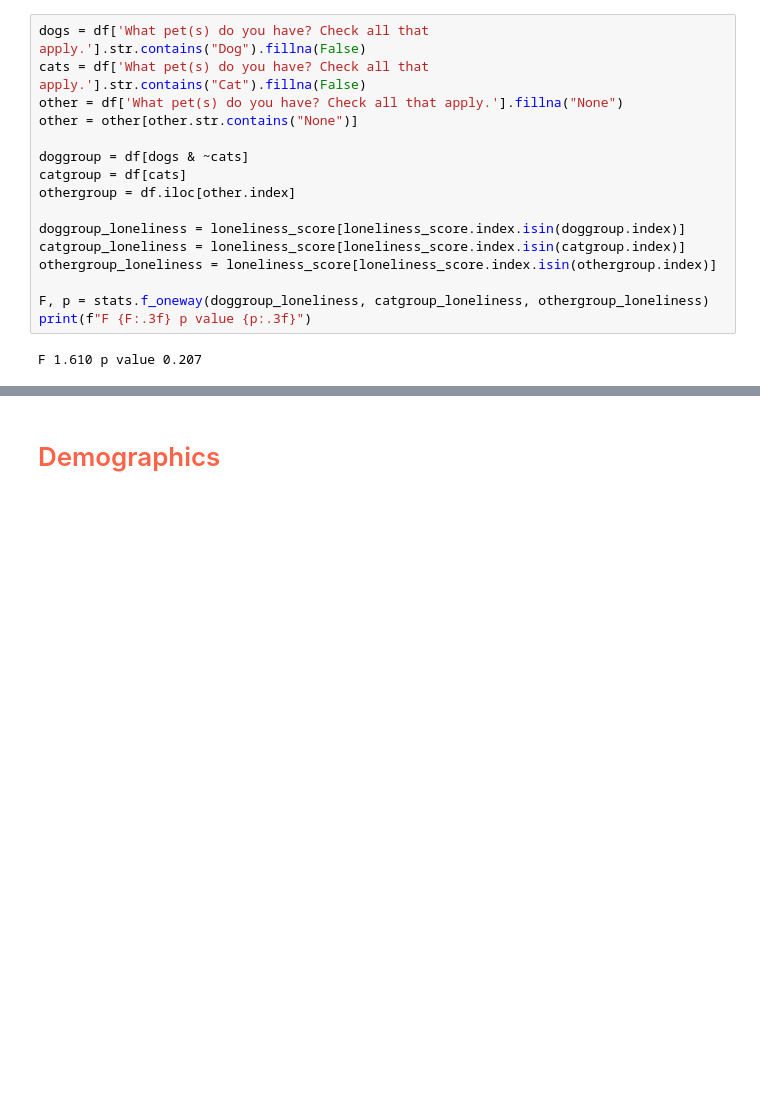
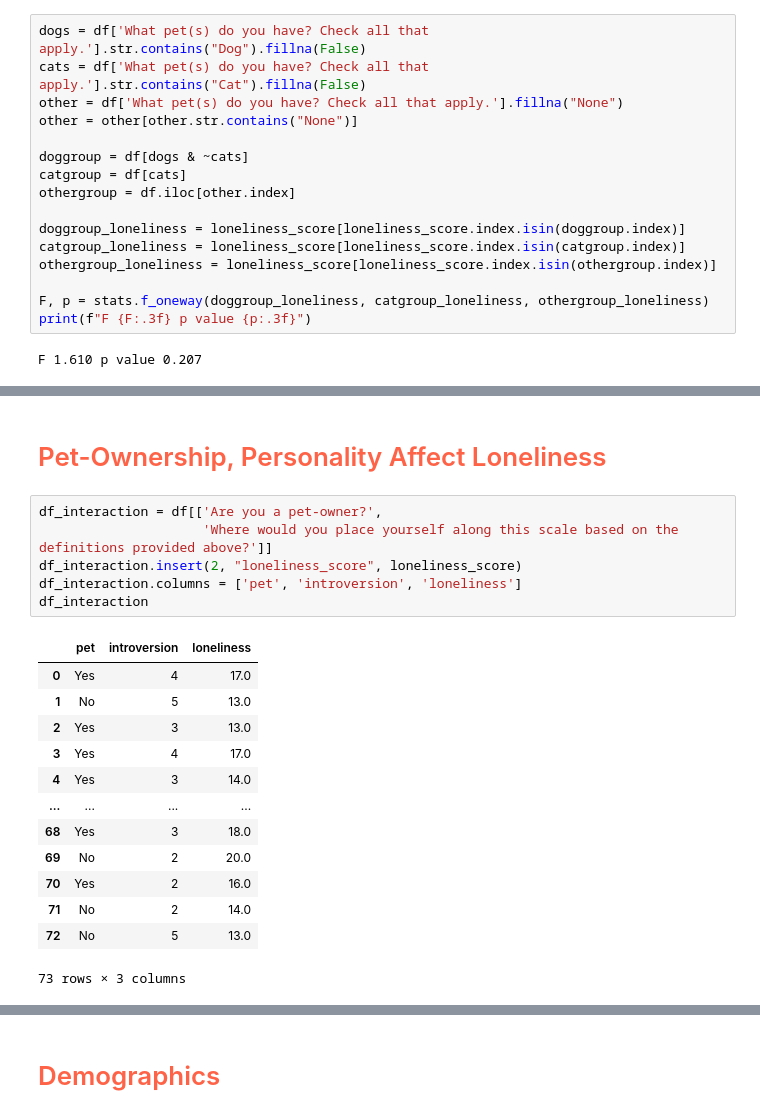
Before and after one commit to vrishabcommuri/SPRM, a Jupyter notebook: sprm_data_analysis.ipynb, the cells around one changed output, grey strips where cells are left out. Saved outputs shown, nothing was run; the diff lists cells and outputs as text; blank space fills up the shorter version.

Commit message:
add interaction analysis

```diff
--- a/sprm_data_analysis.ipynb
+++ b/sprm_data_analysis.ipynb
@@ -348,0 +363,22 @@ plt.show()
+# %% [markdown]
+# <span style="color:tomato"> Pet-Ownership, Personality Affect Loneliness </span>
+# %%
+df_interaction = df[['Are you a pet-owner?',
+                     'Where would you place yourself along this scale based on the definitions provided above?']]
+df_interaction.insert(2, "loneliness_score", loneliness_score)
+df_interaction.columns = ['pet', 'introversion', 'loneliness']
+df_interaction
+# %% [output]
+|  | pet | introversion | loneliness |
+| 0 | Yes | 4 | 17.0 |
+| 1 | No | 5 | 13.0 |
+| 2 | Yes | 3 | 13.0 |
+| 3 | Yes | 4 | 17.0 |
+| 4 | Yes | 3 | 14.0 |
+| ... | ... | ... | ... |
+| 68 | Yes | 3 | 18.0 |
+| 69 | No | 2 | 20.0 |
+| 70 | Yes | 2 | 16.0 |
+| 71 | No | 2 | 14.0 |
+| 72 | No | 5 | 13.0 |
+73 rows × 3 columns
```
Also changed, not shown: parts of 5 cells of this notebook.
